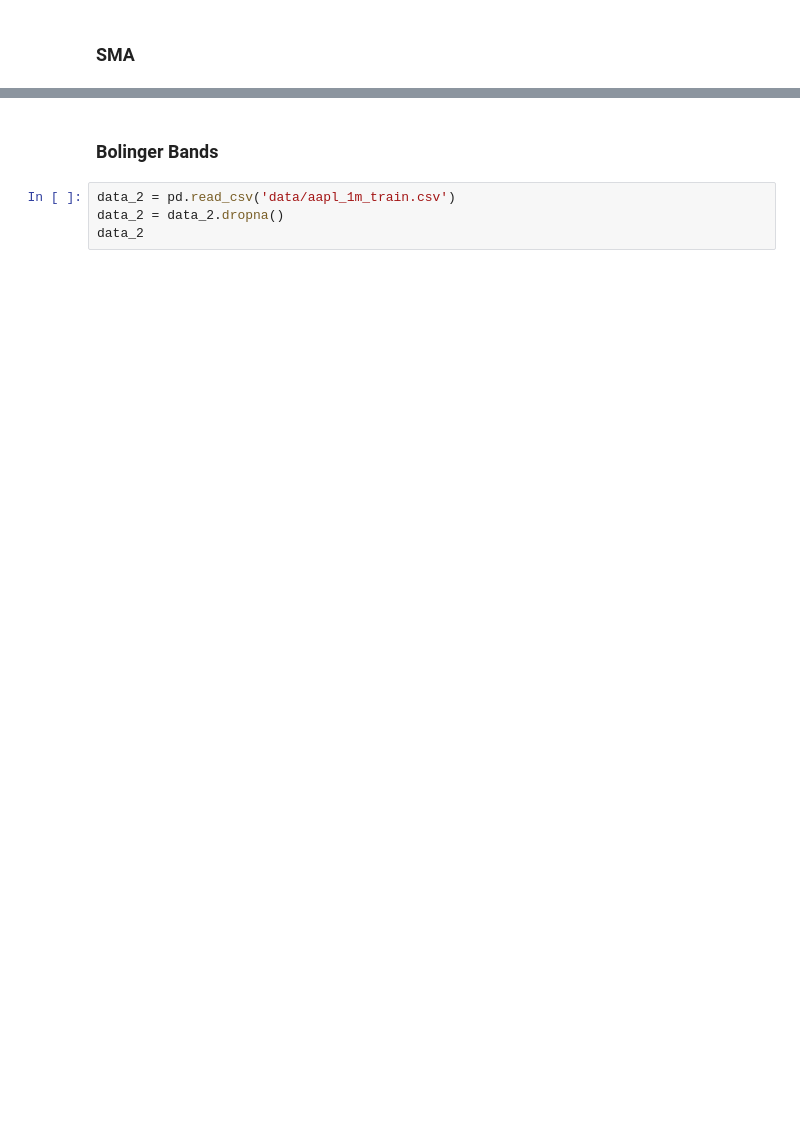
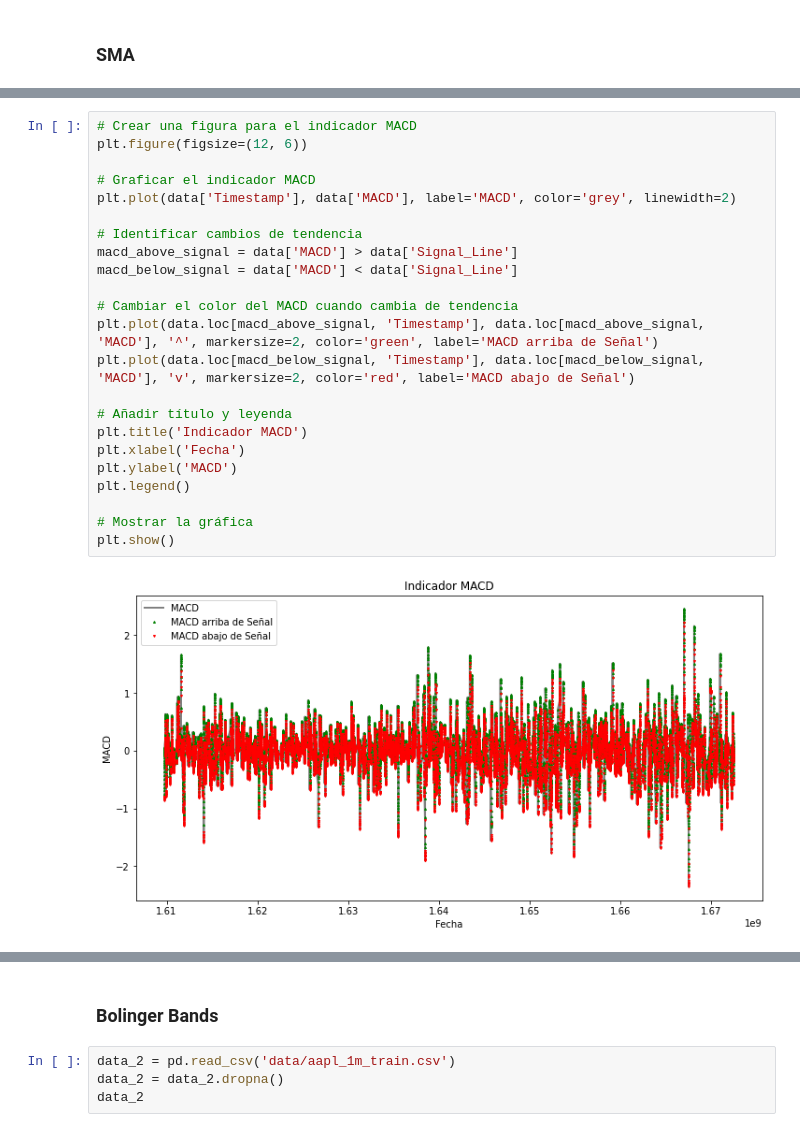
Before and after one commit to david09perez/Proyecto_Trading, a Jupyter notebook: report.ipynb, the cells around one changed output, grey strips where cells are left out. Drawn from its saved outputs; the diff is of its cells as text; blank space fills up the shorter version.

```diff
--- a/report.ipynb
+++ b/report.ipynb
@@ -224,3 +255,28 @@ plt.show()
+# %%
+# Crear una figura para el indicador MACD
+plt.figure(figsize=(12, 6))
+
+# Graficar el indicador MACD
+plt.plot(data['Timestamp'], data['MACD'], label='MACD', color='grey', linewidth=2)
+
+# Identificar cambios de tendencia
+macd_above_signal = data['MACD'] > data['Signal_Line']
+macd_below_signal = data['MACD'] < data['Signal_Line']
+
+# Cambiar el color del MACD cuando cambia de tendencia
+plt.plot(data.loc[macd_above_signal, 'Timestamp'], data.loc[macd_above_signal, 'MACD'], '^', markersize=2, color='green', label='MACD arriba de Señal')
+plt.plot(data.loc[macd_below_signal, 'Timestamp'], data.loc[macd_below_signal, 'MACD'], 'v', markersize=2, color='red', label='MACD abajo de Señal')
+
+# Añadir título y leyenda
+plt.title('Indicador MACD')
+plt.xlabel('Fecha')
+plt.ylabel('MACD')
+plt.legend()
+
+# Mostrar la gráfica
+plt.show()
+# %% [output]
+[figure, added]
 # %%
 cash = 1_000_000
 active_operations = []
```
Also changed, not shown: parts of 17 cells of this notebook.
